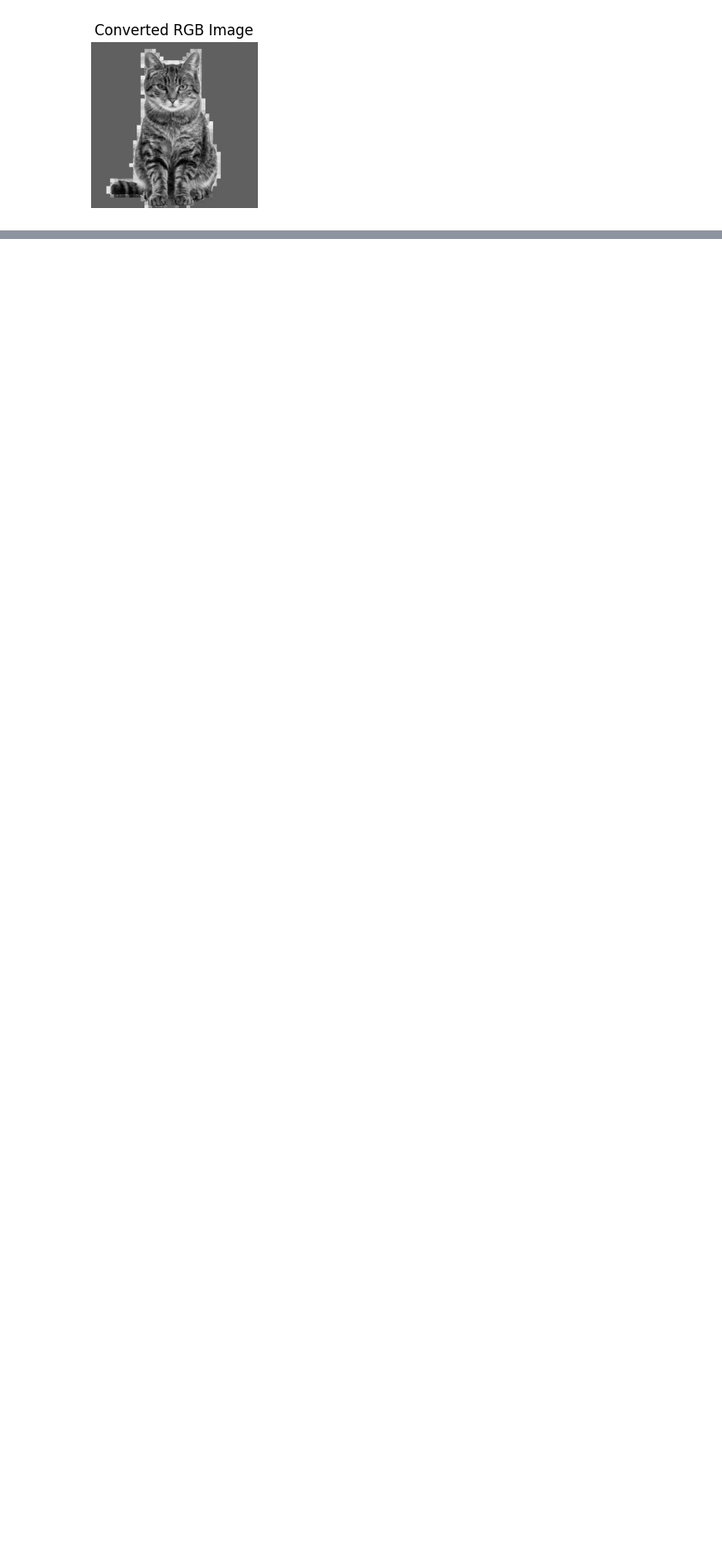
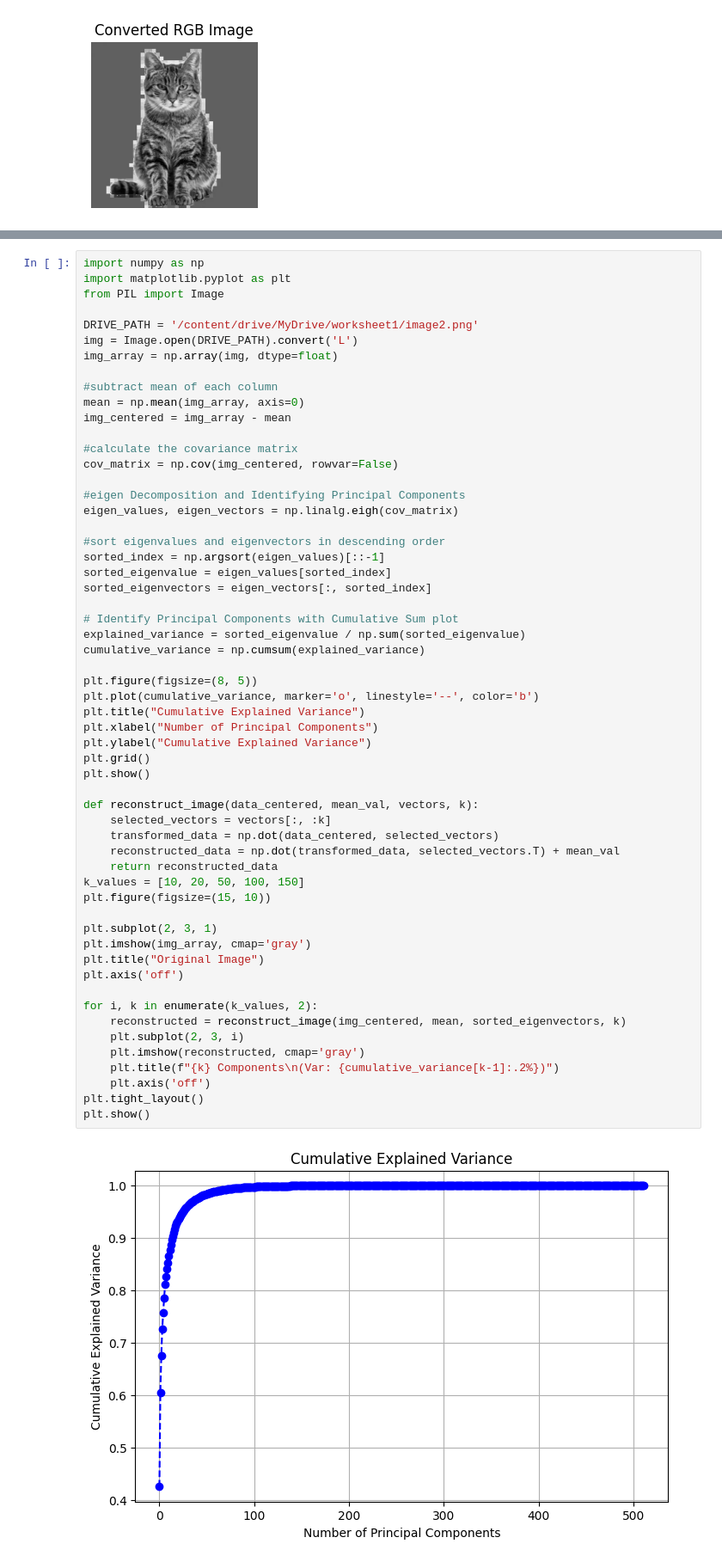
Before and after one commit to shrawanm/AI-Ml, a Jupyter notebook: AIWorksheet1/AIWorksheet1.ipynb, the cells around one changed output, grey strips where cells are left out. Shown at 86% size. Drawn from its saved outputs; the diff is of its cells as text; blank space fills up the shorter version.

```diff
--- a/AIWorksheet1/AIWorksheet1.ipynb
+++ b/AIWorksheet1/AIWorksheet1.ipynb
@@ -142,0 +141,59 @@ plt.show()
+# %%
+import numpy as np
+import matplotlib.pyplot as plt
+from PIL import Image
+
+DRIVE_PATH = '/content/drive/MyDrive/worksheet1/image2.png'
+img = Image.open(DRIVE_PATH).convert('L')
+img_array = np.array(img, dtype=float)
+
+#subtract mean of each column
+mean = np.mean(img_array, axis=0)
+img_centered = img_array - mean
+
+#calculate the covariance matrix
+cov_matrix = np.cov(img_centered, rowvar=False)
+
+#eigen Decomposition and Identifying Principal Components
+eigen_values, eigen_vectors = np.linalg.eigh(cov_matrix)
+
+#sort eigenvalues and eigenvectors in descending order
+sorted_index = np.argsort(eigen_values)[::-1]
+sorted_eigenvalue = eigen_values[sorted_index]
+sorted_eigenvectors = eigen_vectors[:, sorted_index]
+
+# Identify Principal Components with Cumulative Sum plot
+explained_variance = sorted_eigenvalue / np.sum(sorted_eigenvalue)
+cumulative_variance = np.cumsum(explained_variance)
+
+plt.figure(figsize=(8, 5))
+plt.plot(cumulative_variance, marker='o', linestyle='--', color='b')
+plt.title("Cumulative Explained Variance")
+plt.xlabel("Number of Principal Components")
+plt.ylabel("Cumulative Explained Variance")
+plt.grid()
+plt.show()
+
+def reconstruct_image(data_centered, mean_val, vectors, k):
+    selected_vectors = vectors[:, :k]
+    transformed_data = np.dot(data_centered, selected_vectors)
+    reconstructed_data = np.dot(transformed_data, selected_vectors.T) + mean_val
+    return reconstructed_data
+k_values = [10, 20, 50, 100, 150]
+plt.figure(figsize=(15, 10))
+
+plt.subplot(2, 3, 1)
+plt.imshow(img_array, cmap='gray')
+plt.title("Original Image")
+plt.axis('off')
+
+for i, k in enumerate(k_values, 2):
+    reconstructed = reconstruct_image(img_centered, mean, sorted_eigenvectors, k)
+    plt.subplot(2, 3, i)
+    plt.imshow(reconstructed, cmap='gray')
+    plt.title(f"{k} Components\n(Var: {cumulative_variance[k-1]:.2%})")
+    plt.axis('off')
+plt.tight_layout()
+plt.show()
+# %% [output]
+[figure, added]
```
Also changed, not shown: parts of 5 cells of this notebook.
